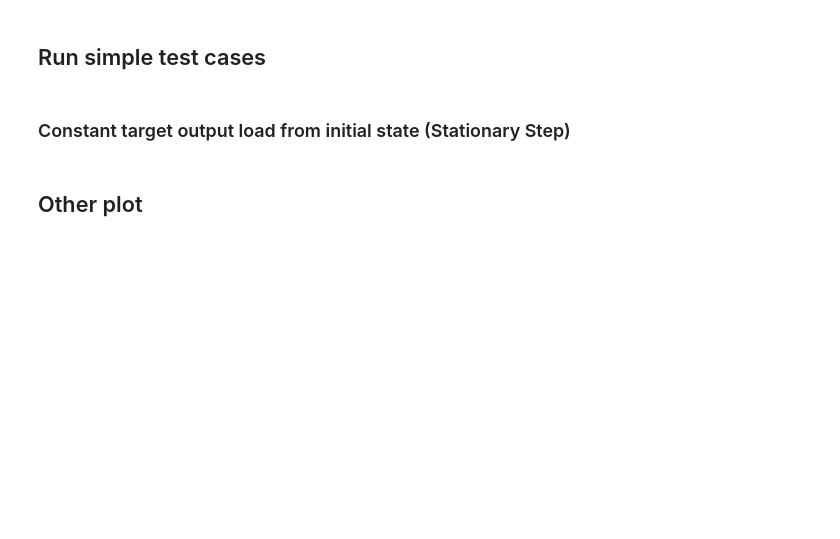
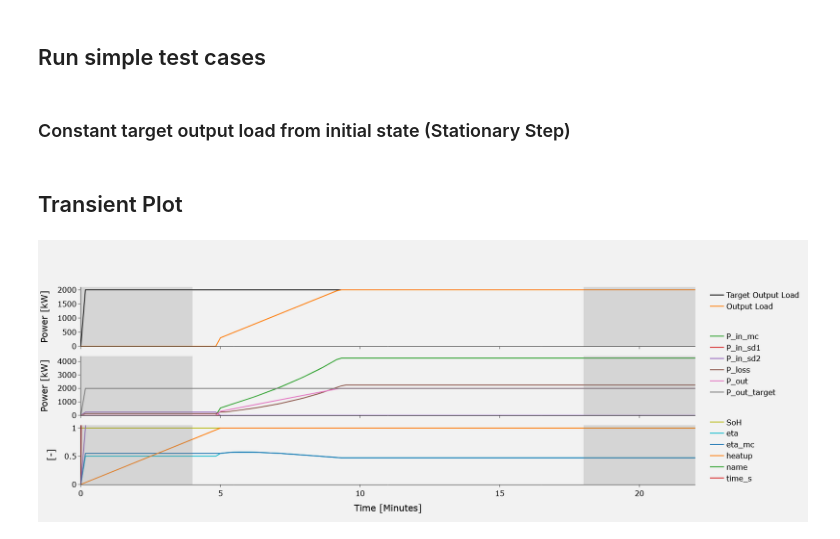
Before and after one commit to ZBT-Tools/energysys_components, a Jupyter notebook: src/energysys_components/examples/Component_Test_1.ipynb, the cells around one changed output. Saved outputs shown, nothing was run; the diff lists cells and outputs as text; code cells hidden in the pictures; blank space fills up the shorter version.

Commit message:
Time step generalization

```diff
--- a/src/energysys_components/examples/Component_Test_1.ipynb
+++ b/src/energysys_components/examples/Component_Test_1.ipynb
@@ -40,9 +43,11 @@ ECCState(E_bulk=0,
          opex_Eur=0,
          SoH=1,
          E_balance=0)
+# %%
+timestep_s = 10
 # %%
 C1 = EnergyConversionComponent(par=component,
-                      ts=1,
+                      ts=timestep_s,
                      state=component_state)
 pprint.pprint(C1)
 # %% [output]
@@ -64,7 +69,7 @@ for ct, t in enumerate(targets):
     # Initialization of component
     C1_state = ECCState()
     C1 = EnergyConversionComponent(par=component,
-                                   ts=1,
+                                   ts=timestep_s,
                                    state=copy.deepcopy(C1_state))
     C1.apply_control_stationary(t)
     df1.loc[ct + 1] = vars(C1.state)
@@ -87,38 +92,26 @@ fig.update_layout(
     height=800)
 fig.show()
 # %% [markdown]
-## Other plot
+## Transient Plot
 # %%
-from plotly.subplots import make_subplots
-import plotly.graph_objects as go
+# Load profile
+total_time_s = 7200  # number of time steps
+n_ts = int(total_time_s/timestep_s)
+target = 1
 
+loadprofile = []
 
-# Result DataFrame Initialization
-state_parms = [a for a in dir(ECCState()) if not a.startswith('__')]
-df1 = pd.DataFrame(columns=state_parms)
-df1.loc[0] = vars(ECCState())
+for t in range(n_ts):
+    if t <= n_ts/2:
+        loadprofile.append(target)
+    else:
+        loadprofile.append(0)
 
-# Run different stationary cases for target output load
+sim = Simulation(component_parameter=component,
+                 timestep_s=timestep_s,
+                 loadprofile=loadprofile)
 
-
-
-# number of time steps
-ts = 150
-target = 1
-target_list = []
-## Initialization of component
-C1_state = ECCState()
-C1 = EnergyConversionComponent(par=component,
-                               ts=1,
-                               state = C1_state)
-for t in range(ts):
-    if t <= 12:
-        C1.apply_control(target)
-        target_list.append(target*C1.par.P_out_rated)
-    else:
-        C1.apply_control(0)
-        target_list.append(0)
-    df1.loc[t + 1] = vars(C1.state)
+sim.run()
 
 
 fig = make_subplots(rows=3, cols=1,
@@ -126,13 +119,15 @@ fig = make_subplots(rows=3, cols=1,
                     vertical_spacing=0.05)
 
 
-fig.add_trace(go.Scatter(x=df1.index[:], y=target_list,line=dict(color="black"),
-
+fig.add_trace(go.Scatter(x=sim.results.time_s/60,
+                         y=sim.results.P_out_target,
+                         line=dict(color="black"),
                                      mode='lines',
-                                     name="Target Load",
+                                     name="Target Output Load",
                          legendgroup = '1'),
                          row=1, col=1)
-fig.add_trace(go.Scatter(x=df1.index[:], y=df1["P_out"][:],
+fig.add_trace(go.Scatter(x=sim.results.time_s/60,
+                         y=sim.results.P_out,
 
                                      mode='lines',
                                      name="Output Load",
@@ -140,14 +135,14 @@ fig.add_trace(go.Scatter(x=df1.index[:], y=df1["P_out"][:],
                          row=1, col=1)
 
 # Create traces
-for cl in df1.columns :
+for cl in sim.results.columns :
     if not cl[:2] =="E_" and not cl[:3]=="err"and not cl[:4]=="opex":
         if cl[0]== "P": # and (not cl=="P_heat") :
             if cl=="P_heat" or cl=="P_in":
                 pass
 
             else:
-                fig.add_trace(go.Scatter(x=df1.index[:], y=df1[cl][:],
+                fig.add_trace(go.Scatter(x=sim.results.time_s/60, y=sim.results[cl][:],
 
                          mode='lines',
                          name=cl,
@@ -155,39 +150,41 @@ for cl in df1.columns :
                      row=2, col=1)
 
         else:
-            fig.add_trace(go.Scatter(x=df1.index[:], y=df1[cl][:],
+            fig.add_trace(go.Scatter(x=sim.results.time_s/60, y=sim.results[cl][:],
 
                          mode='lines',
                          name=cl,
-                                     legendgroup = '3'),
+                          legendgroup = '3'),
                          row=3, col=1)
 
 
 
 fig.update_yaxes(title_text="Power [kW]",range = [0, 2100], row=1, col=1)
 fig.update_yaxes(title_text="Power [kW]", range=[0, 4400], row=2, col=1)
 fig.update_yaxes(title_text="[-]", range=[0, 1.05], row=3, col=1)
 fig.update_xaxes(title_text="Time [Minutes]", row=3, col=1, range=[0, 22])
 
 
 for r in range(3):
     fig.add_vrect(x0=0, x1=4, row=r, col=1, fillcolor="grey", opacity=0.25, line_width=0)
     #fig.add_vrect(x0=4, x1=18, row=r, col=1, fillcolor="white", opacity=0.25, line_width=0)
     fig.add_vrect(x0=18, x1=22, row=r, col=1, fillcolor="grey", opacity=0.25, line_width=0)
 
 
 fig.update_layout(height=600, width=600,
                   template="simple_white",
 
                   font_family="Verdana",
                   font_size=16,  # Set the font size here
                   font_color="Black",
                  legend_font_size=16,
                  legend_tracegroupgap=40)
                   #title_text="Stacked Subplots with Shared X-Axes")
 
 fig.update_layout(
     plot_bgcolor='#F2F2F2',
     paper_bgcolor='#F2F2F2',
 )
 fig.show()
+# %% [output]
+[figure, added]
```
Also changed, not shown: parts of 2 cells of this notebook, 7 other files.
